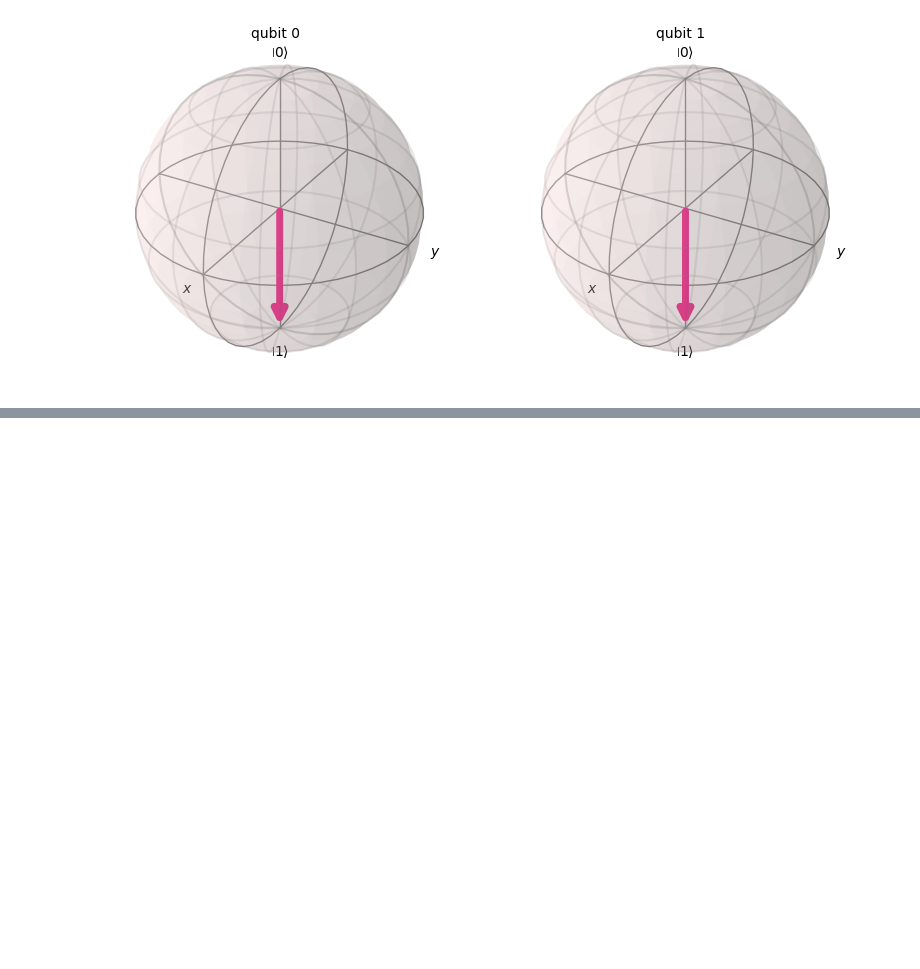
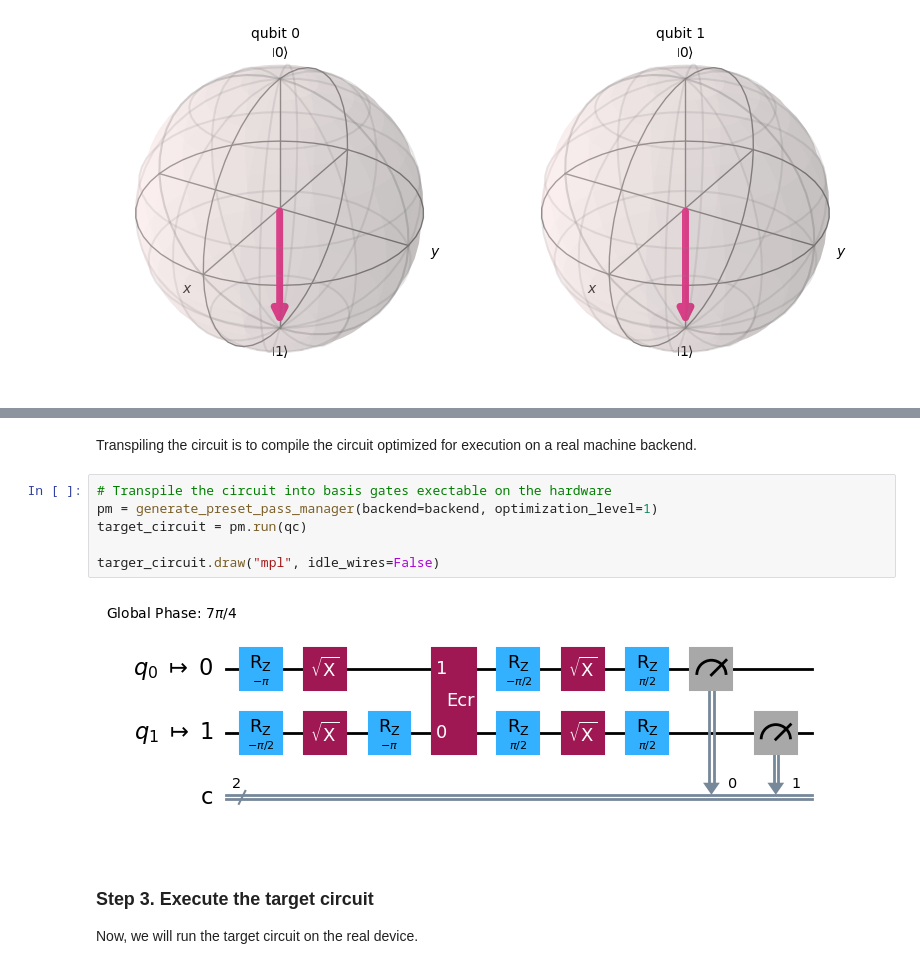
Before and after one commit to k2co3-0803-n/Qiskit, a Jupyter notebook: bits_gates_circuits.ipynb, the cells around one changed output, grey strips where cells are left out. Cells and saved outputs as stored; diff of their text form; blank space fills up the shorter version.

```diff
--- a/bits_gates_circuits.ipynb
+++ b/bits_gates_circuits.ipynb
@@ -228,0 +304,14 @@ Statevector([0.+0.j, 0.+0.j, 0.+0.j, 1.+0.j],
+# %% [markdown]
+Transpiling the circuit is to compile the circuit optimized for execution on a real machine backend.
+# %%
+# Transpile the circuit into basis gates exectable on the hardware
+pm = generate_preset_pass_manager(backend=backend, optimization_level=1)
+target_circuit = pm.run(qc)
+
+targer_circuit.draw("mpl", idle_wires=False)
+# %% [output]
+[figure, added]
+# %% [markdown]
+### Step 3. Execute the target circuit
+
+Now, we will run the target circuit on the real device.
```
Also changed, not shown: parts of 15 cells of this notebook.
